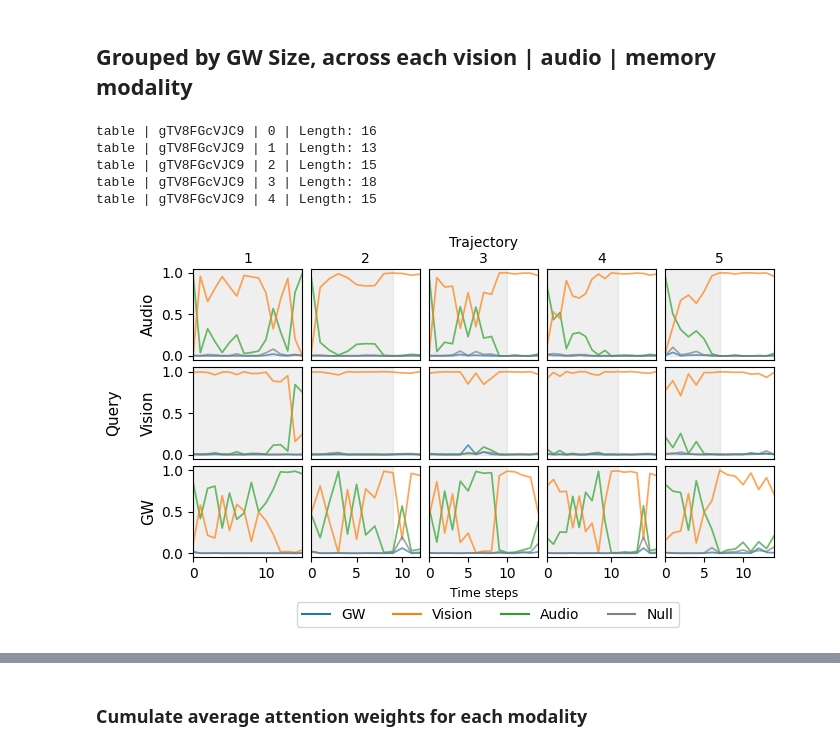
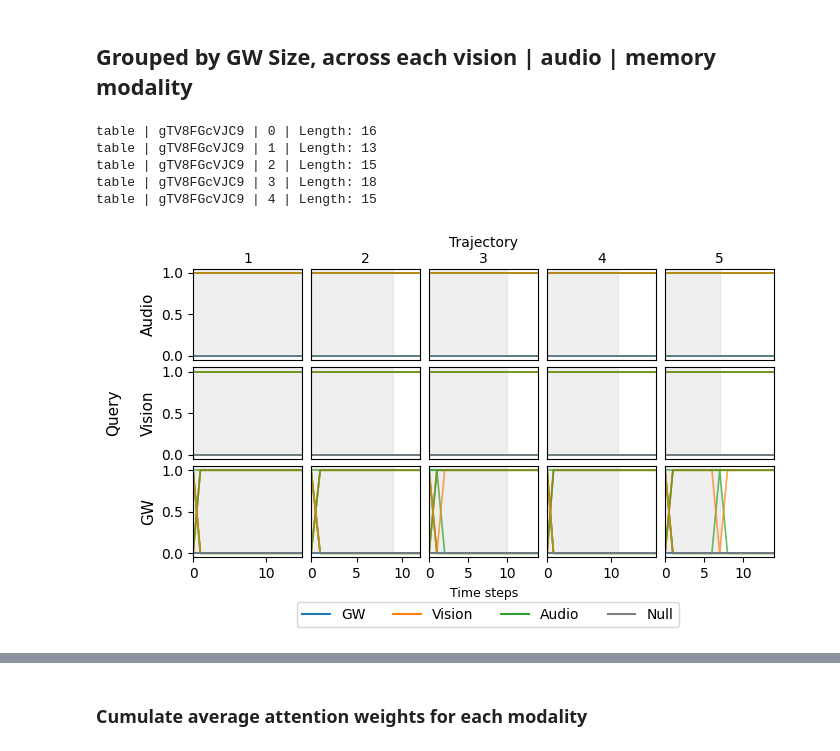
Before and after one commit to arayabrain/multimodal-global-workspace-agent, a Jupyter notebook: ppo/SAVI_Analysis_Revised.ipynb, the cells around one changed output, grey strips where cells are left out. Cells and saved outputs as stored; diff of their text form; code cells hidden in the pictures.

```diff
--- a/ppo/SAVI_Analysis_Revised.ipynb
+++ b/ppo/SAVI_Analysis_Revised.ipynb
@@ -963,13 +963,13 @@ fig, axes = plt.subplots(3, N_TRAJS, figsize=(N_TRAJS * 1.5, 3 * 1.25))
 
 AGENT_GROUPS_OF_INTEREST = {
   # GW
-  "GW 32": {
-    # 1: "ppo_bc__gw_32__seed_1",
-    # 2: "ppo_bc__gw_32__seed_2",
-    # 3: "ppo_bc__gw_32__seed_3",
-    # 4: "ppo_bc__gw_32__seed_4",
-    5: "ppo_bc__gw_32__seed_5",
-  },
+  # "GW 32": {
+  #   1: "ppo_bc__gw_32__seed_1",
+  #   2: "ppo_bc__gw_32__seed_2",
+  #   3: "ppo_bc__gw_32__seed_3",
+  #   4: "ppo_bc__gw_32__seed_4",
+  #   5: "ppo_bc__gw_32__seed_5",
+  # },
 
   # "GW 64": {
   #   1: "ppo_bc__gw_64__seed_1",
@@ -995,13 +995,13 @@ AGENT_GROUPS_OF_INTEREST = {
   #   5: "ppo_bc__gw_256__seed_5",
   # },
 
-  # "GW 512": {
-  #   1: "ppo_bc__gw_512__seed_1",
-  #   2: "ppo_bc__gw_512__seed_2",
-  #   3: "ppo_bc__gw_512__seed_3",
-  #   4: "ppo_bc__gw_512__seed_4",
-  #   5: "ppo_bc__gw_512__seed_5",
-  # },
+  "GW 512": {
+    1: "ppo_bc__gw_512__seed_1",
+    2: "ppo_bc__gw_512__seed_2",
+    3: "ppo_bc__gw_512__seed_3",
+    4: "ppo_bc__gw_512__seed_4",
+    5: "ppo_bc__gw_512__seed_5",
+  },
 }
 
 # TODO: functionalize
@@ -1096,13 +1096,6 @@ for trajint_idx, trajint_data in enumerate(TRAJS_OF_INTEREST_DICT):
 
         for mod_idx in range(3):
           for mod_axis in range(4):
-            mod_idx_offset = mod_idx-2
-            # Old
-            # axes[mod_idx, trajint_idx].plot(xs, att_weights[:, mod_idx_offset, mod_axis],
-            #   linewidth=1.25,
-            #   label=MOD_AXIS_TO_NAME[mod_axis],
-            #   color=MOD_AXIS_TO_COLOR[mod_axis],
-            #   alpha=0.7)
             axes[mod_idx, trajint_idx].plot(xs, att_weights[:, mod_idx, mod_axis],
               linewidth=1.25,
               label=MOD_AXIS_TO_NAME[mod_axis],
@@ -1131,31 +1124,31 @@ plt.show()
 # fig.savefig("GW_32_Seed_1_AttentionWeights.pdf", bbox_inches="tight")
 # fig.savefig("GW_32_Seed_1_2_3_4_5_AttentionWeights.pdf", bbox_inches="tight")
 
 # fig.savefig("GW_64_Seed_1_AttentionWeights.pdf", bbox_inches="tight")
 # fig.savefig("GW_64_Seed_2_AttentionWeights.pdf", bbox_inches="tight")
 # fig.savefig("GW_64_Seed_1_2_3_4_5_AttentionWeights.pdf", bbox_inches="tight")
 
 # fig.savefig("GW_128_Seed_1_AttentionWeights.pdf", bbox_inches="tight")
 # fig.savefig("GW_128_Seed_1_2_3_4_5_AttentionWeights.pdf", bbox_inches="tight")
 
 # fig.savefig("GW_256_Seed_1_AttentionWeights.pdf", bbox_inches="tight")
 # fig.savefig("GW_256_Seed_1_2_3_4_5_AttentionWeights.pdf", bbox_inches="tight")
 
 # fig.savefig("GW_512_Seed_1_AttentionWeights.pdf", bbox_inches="tight")
 # fig.savefig("GW_512_Seed_1_2_3_4_5_AttentionWeights.pdf", bbox_inches="tight")
 
 
 # Commands for the first submission
 
 # fig.savefig("GWAgent_H_64_Seed_111_AttentionWeights.pdf", bbox_inches="tight")
 # fig.savefig("GWAgent_H_64_Seed_222_AttentionWeights.pdf", bbox_inches="tight")
 
 # fig.savefig("GWAgent_H_512_Seed_111_AttentionWeights.pdf", bbox_inches="tight")
 # fig.savefig("GWAgent_H_512_Seed_222_AttentionWeights.pdf", bbox_inches="tight")
 # %% [output]
 table | gTV8FGcVJC9 | 0 | Length: 16
 table | gTV8FGcVJC9 | 1 | Length: 13
 table | gTV8FGcVJC9 | 2 | Length: 15
 table | gTV8FGcVJC9 | 3 | Length: 18
 table | gTV8FGcVJC9 | 4 | Length: 15
-[figure, old version]
+[figure, new version]
```
Also changed, not shown: parts of 8 cells of this notebook.
